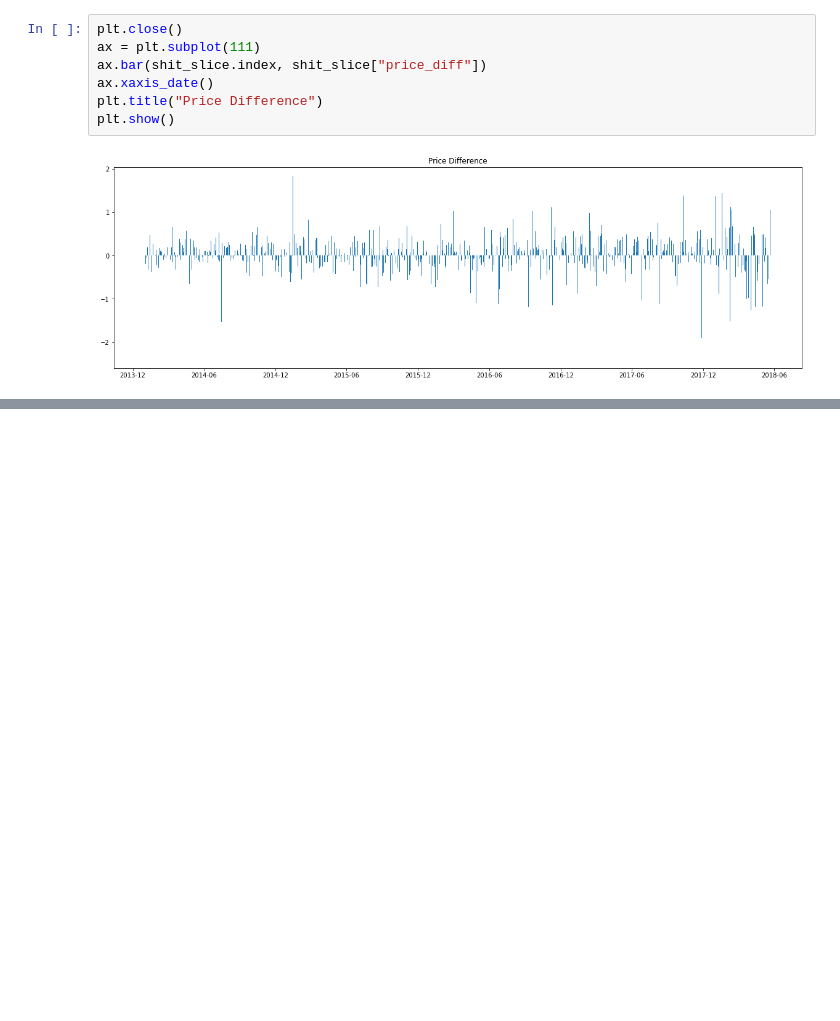
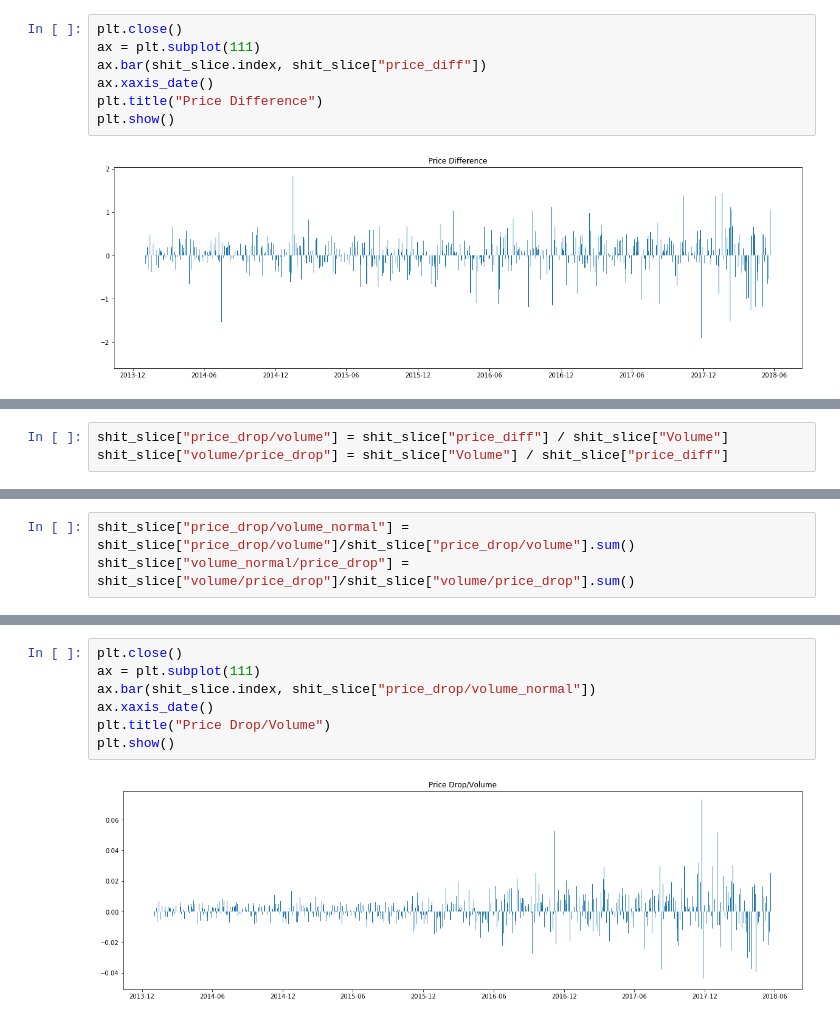
Before and after one commit to tnazikian/market, a Jupyter notebook: market.ipynb, the cells around one changed output, grey strips where cells are left out. Saved outputs shown, nothing was run; the diff lists cells and outputs as text; blank space fills up the shorter version.

```diff
--- a/market.ipynb
+++ b/market.ipynb
@@ -773,0 +788,3 @@ plt.show()
+# %%
+shit_slice["price_drop/volume"] = shit_slice["price_diff"] / shit_slice["Volume"]
+shit_slice["volume/price_drop"] = shit_slice["Volume"] / shit_slice["price_diff"]
@@ -773,0 +801,3 @@ plt.show()
+# %%
+shit_slice["price_drop/volume_normal"] = shit_slice["price_drop/volume"]/shit_slice["price_drop/volume"].sum()
+shit_slice["volume_normal/price_drop"] = shit_slice["volume/price_drop"]/shit_slice["volume/price_drop"].sum()
@@ -773,0 +814,9 @@ plt.show()
+# %%
+plt.close()
+ax = plt.subplot(111)
+ax.bar(shit_slice.index, shit_slice["price_drop/volume_normal"])
+ax.xaxis_date()
+plt.title("Price Drop/Volume")
+plt.show()
+# %% [output]
+[figure, added]
```
Also changed, not shown: parts of 5 cells of this notebook.
